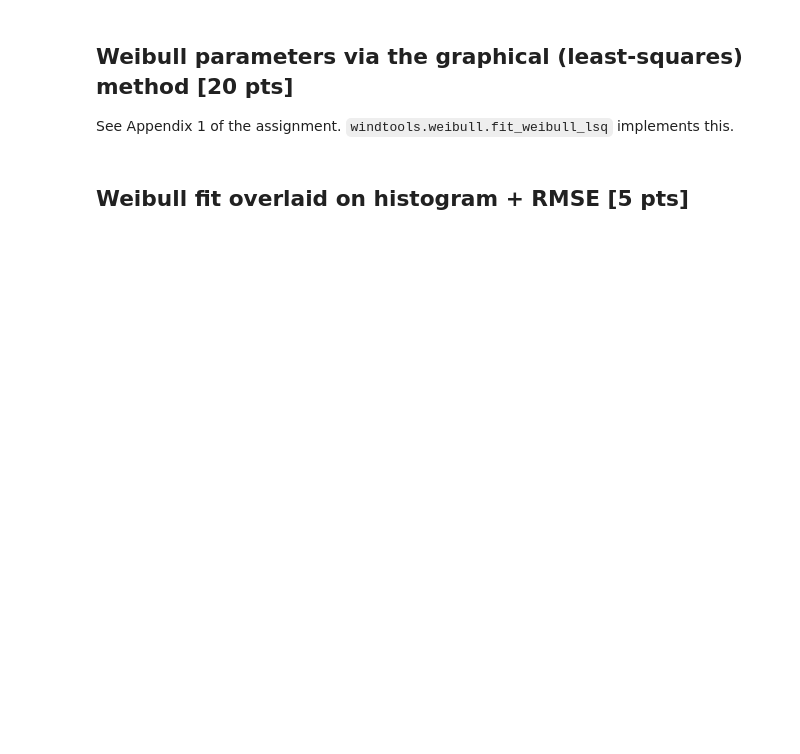
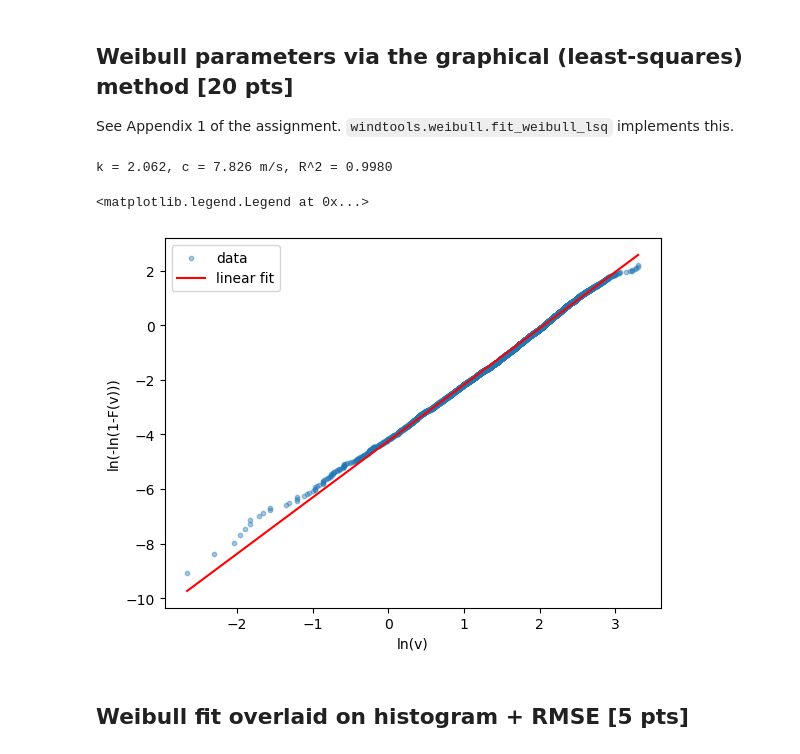
Before and after one commit to httpAmran/OE44170-wind-energy, a Jupyter notebook: assignment1/notebooks/part1_wind_resource.ipynb, the cells around one changed output. Saved outputs shown, nothing was run; the diff lists cells and outputs as text; code cells hidden in the pictures; blank space fills up the shorter version.

```diff
--- a/assignment1/notebooks/part1_wind_resource.ipynb
+++ b/assignment1/notebooks/part1_wind_resource.ipynb
@@ -25,12 +37,16 @@ from windtools import weibull
 
 See Appendix 1 of the assignment. `windtools.weibull.fit_weibull_lsq` implements this.
 # %%
-# k, c, r2, x, y = weibull.fit_weibull_lsq(wind_10m, bin_width=1.0)
-# print(f"k = {k:.3f}, c = {c:.3f}, R^2 = {r2:.4f}")
+k, c, r2, x, y = weibull.fit_weibull_lsq(wind_10m)
+print(f"k = {k:.3f}, c = {c:.3f} m/s, R^2 = {r2:.4f}")
 
-# plt.scatter(x, y, s=10, label="data")
-# plt.plot(x, k * x - k * np.log(c), color="red", label="linear fit")
-# plt.xlabel("ln(v)"); plt.ylabel("ln(-ln(1-F(v)))"); plt.legend()
+plt.scatter(x, y, s=10, alpha=0.4, label="data")
+plt.plot(x, k * x - k * np.log(c), color="red", label="linear fit")
+plt.xlabel("ln(v)"); plt.ylabel("ln(-ln(1-F(v)))"); plt.legend()
+# %% [output]
+k = 2.062, c = 7.826 m/s, R^2 = 0.9980
+<matplotlib.legend.Legend at 0x...>
+[figure, added]
 # %% [markdown]
 ## Weibull fit overlaid on histogram + RMSE [5 pts]
 # %%
```
Also changed, not shown: parts of 5 cells of this notebook, 12 other files.
